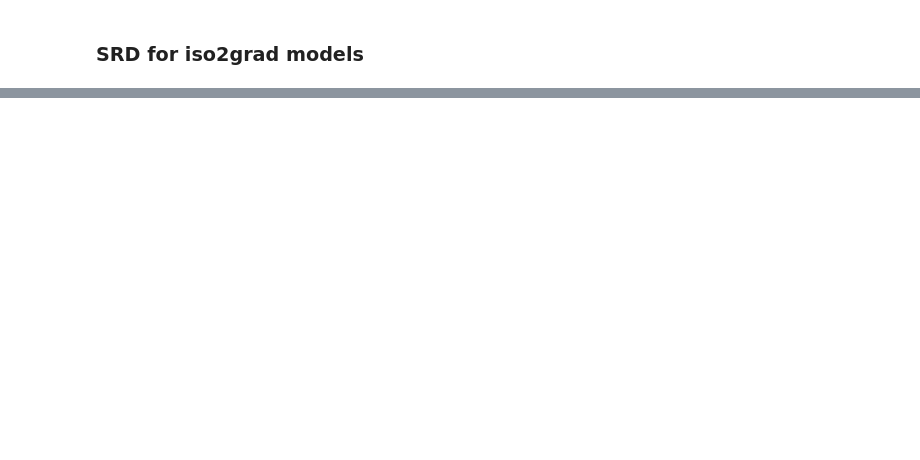
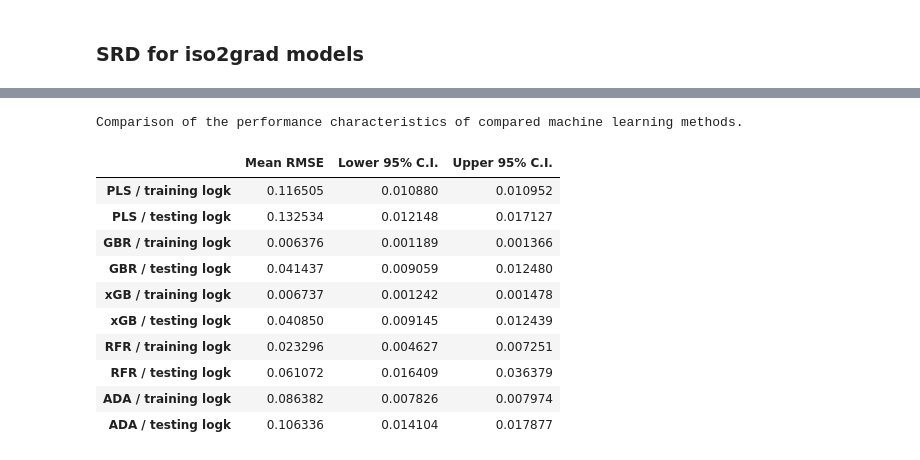
Before and after one commit to pzuvela/QSRR_IC, a Jupyter notebook: notebooks/250109-qsrr_ic-single_train.ipynb, the cells around one changed output, grey strips where cells are left out. Saved outputs shown, nothing was run; the diff lists cells and outputs as text; code cells hidden in the pictures; blank space fills up the shorter version.

Commit message:
-> Updated single train notebook

```diff
--- a/notebooks/250109-qsrr_ic-single_train.ipynb
+++ b/notebooks/250109-qsrr_ic-single_train.ipynb
@@ -443,0 +669,13 @@ for regressor_type, iso2grad_model in iso2grad_models.items():
+# %%
+for regressor_type in single_train_config.hyper_parameter_config:
+    metrics[regressor_type] = {
+        "rmse_train": np.vstack([metric["rmse_train"] for metric in metrics[regressor_type]]),
+        "rmse_test": np.vstack([metric["rmse_test"] for metric in metrics[regressor_type]])
+    }
+# %%
+# Indices of lower/upper CI
+lower_idx = int(single_train_config.resampling_with_replacement_config.n_samples * 2.5 / 100)
+upper_idx = single_train_config.resampling_with_replacement_config.n_samples - lower_idx
+
+print(lower_idx)
+print(upper_idx)
@@ -443,0 +701,17 @@ for regressor_type, iso2grad_model in iso2grad_models.items():
+# %%
+def get_metric_ci(metrics, lidx, uidx):
+    mean_ = np.mean(metrics)
+    return {
+        "mean": mean_,
+        "lower": abs(mean_ - metrics[lidx]).item(),
+        "upper": abs(metrics[uidx] - mean_).item()
+    }
+
+
+metrics_ = {}
+
+for regressor_type, metrics_per_regressor in metrics.items():
+    metrics_[regressor_type] = {
+        "rmse_train": get_metric_ci(metrics=sorted(metrics_per_regressor["rmse_train"]), lidx=lower_idx, uidx=upper_idx),
+        "rmse_test": get_metric_ci(metrics=sorted(metrics_per_regressor["rmse_test"]), lidx=lower_idx, uidx=upper_idx),
+    }
@@ -443,0 +738,28 @@ for regressor_type, iso2grad_model in iso2grad_models.items():
+# %%
+from functools import reduce
+
+dfs = []
+
+for regressor_type, metrics__ in metrics_.items():
+    df = pd.DataFrame.from_dict(metrics_[regressor_type], orient="index")
+    df.columns = ["Mean RMSE", "Lower 95% C.I.", "Upper 95% C.I."]
+    df.index = [f"{regressor_type.name} / training logk", f"{regressor_type.name} / testing logk"]
+    dfs.append(df)
+
+metrics_df = reduce(lambda left, right: pd.concat((left, right)), dfs)
+# %%
+print("Comparison of the performance characteristics of compared machine learning methods.")
+display(metrics_df)
+# %% [output]
+Comparison of the performance characteristics of compared machine learning methods.
+|  | Mean RMSE | Lower 95% C.I. | Upper 95% C.I. |
+| PLS / training logk | 0.116505 | 0.010880 | 0.010952 |
+| PLS / testing logk | 0.132534 | 0.012148 | 0.017127 |
+| GBR / training logk | 0.006376 | 0.001189 | 0.001366 |
+| GBR / testing logk | 0.041437 | 0.009059 | 0.012480 |
+| xGB / training logk | 0.006737 | 0.001242 | 0.001478 |
+| xGB / testing logk | 0.040850 | 0.009145 | 0.012439 |
+| RFR / training logk | 0.023296 | 0.004627 | 0.007251 |
+| RFR / testing logk | 0.061072 | 0.016409 | 0.036379 |
+| ADA / training logk | 0.086382 | 0.007826 | 0.007974 |
+| ADA / testing logk | 0.106336 | 0.014104 | 0.017877 |
```
Also changed, not shown: parts of 34 cells of this notebook.
